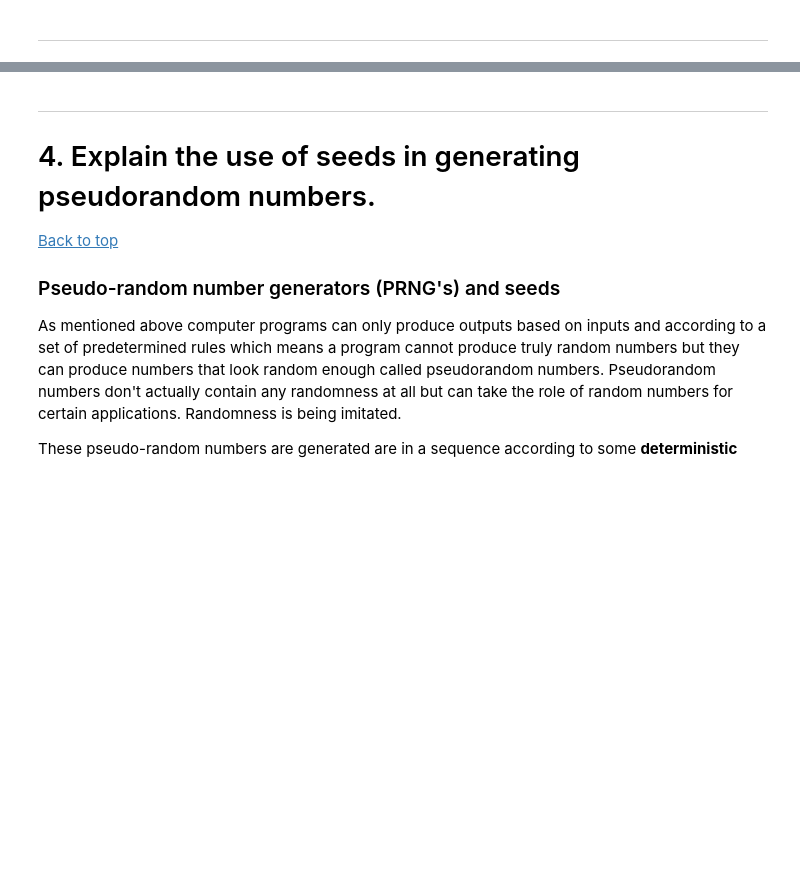
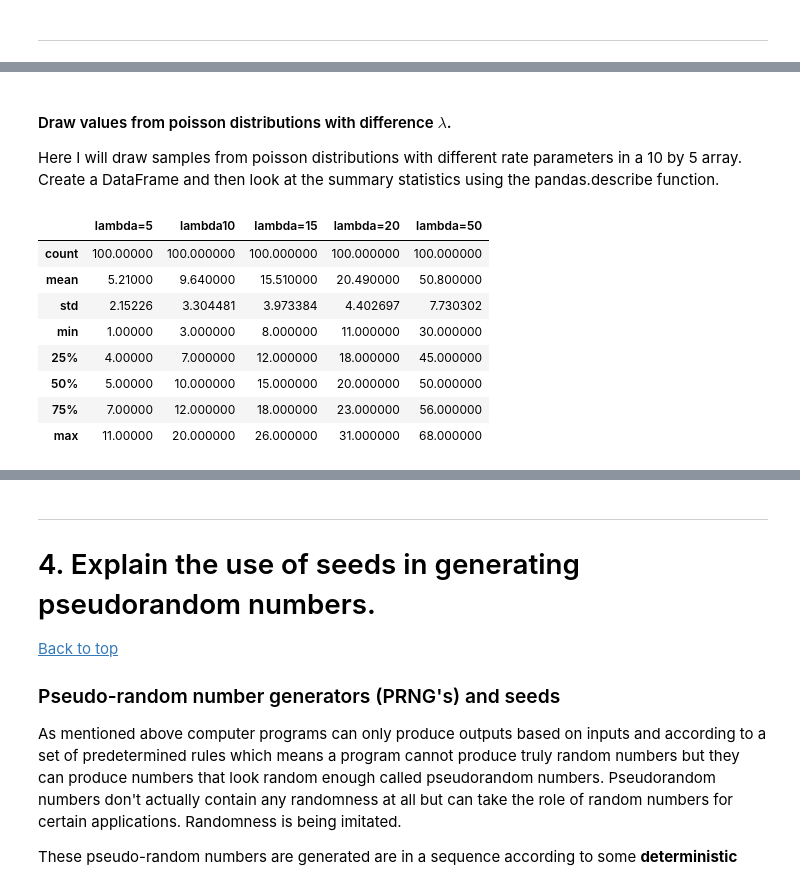
Before and after one commit to angela1C/Programming-for-Data-Analysis-numpy.random-project-2019, a Jupyter notebook: NumpyRandom.ipynb, the cells around one changed output, grey strips where cells are left out. Cells and saved outputs as stored; diff of their text form; code cells hidden in the pictures; blank space fills up the shorter version.

```diff
--- a/NumpyRandom.ipynb
+++ b/NumpyRandom.ipynb
@@ -1606,3 +1332,26 @@ count, bins, ignored = plt.hist(s, 14, density=True)
+# %% [markdown]
+#### Draw values from poisson distributions with difference $\lambda$.
+
+Here I will draw samples from poisson distributions with different rate parameters in a 10 by 5 array.
+Create a DataFrame and then look at the summary statistics using the pandas.describe function.
+# %%
+# Draw each 10 values for lambda 5,10,15,20 and 50
+s = np.random.poisson(lam=(5, 10,15,20,50), size=(100, 5))
+# %%
+import pandas as pd
+poissondf= pd.DataFrame(s, columns=['lambda=5','lambda10','lambda=15','lambda=20','lambda=50'])
+poissondf
+poissondf.describe()
+# %% [output]
+|  | lambda=5 | lambda10 | lambda=15 | lambda=20 | lambda=50 |
+| count | 100.00000 | 100.000000 | 100.000000 | 100.000000 | 100.000000 |
+| mean | 5.21000 | 9.640000 | 15.510000 | 20.490000 | 50.800000 |
+| std | 2.15226 | 3.304481 | 3.973384 | 4.402697 | 7.730302 |
+| min | 1.00000 | 3.000000 | 8.000000 | 11.000000 | 30.000000 |
+| 25% | 4.00000 | 7.000000 | 12.000000 | 18.000000 | 45.000000 |
+| 50% | 5.00000 | 10.000000 | 15.000000 | 20.000000 | 50.000000 |
+| 75% | 7.00000 | 12.000000 | 18.000000 | 23.000000 | 56.000000 |
+| max | 11.00000 | 20.000000 | 26.000000 | 31.000000 | 68.000000 |
 # %%
 
 s = np.random.poisson(3, 10000)
```
Also changed, not shown: parts of 60 cells of this notebook, 1 other file.
